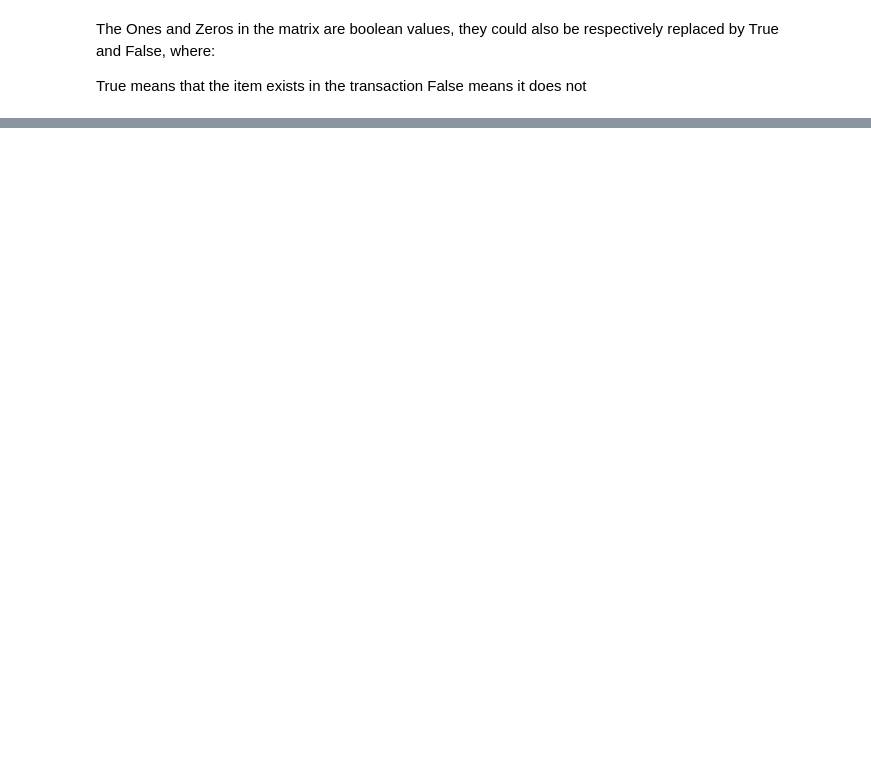
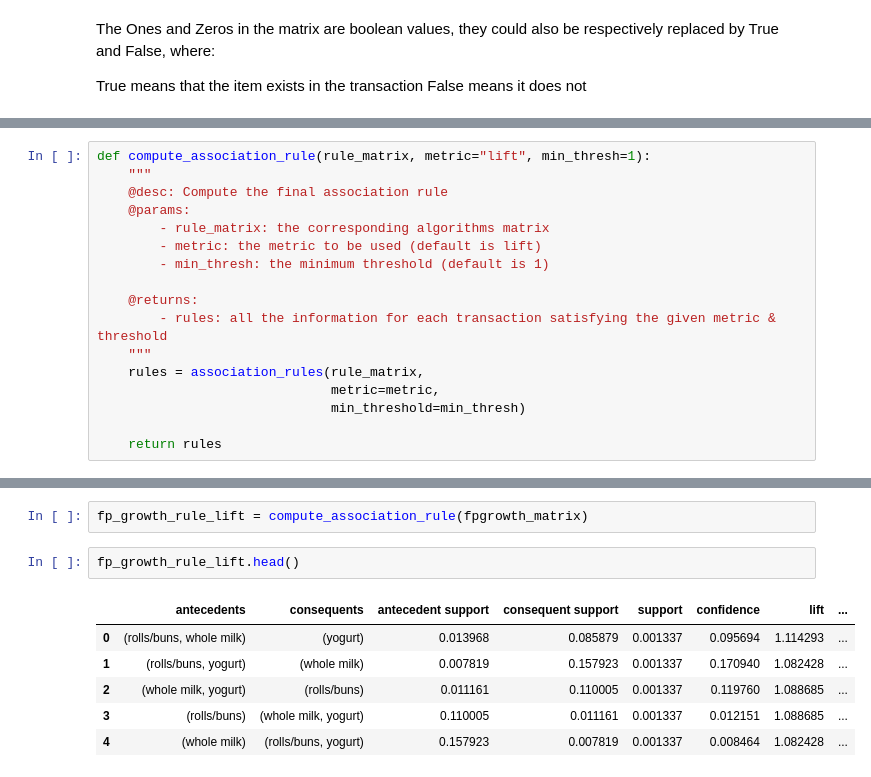
Before and after one commit to Chaitra-B-V/Frequent-Pattern-Mining-Algorithms, a Jupyter notebook: fpgrowth.ipynb, the cells around one changed output, grey strips where cells are left out. Saved outputs shown, nothing was run; the diff lists cells and outputs as text; blank space fills up the shorter version.

```diff
--- a/fpgrowth.ipynb
+++ b/fpgrowth.ipynb
@@ -80,0 +136,17 @@ trans_encoder_matrix = pd.DataFrame(trans_encoder_matrix, columns=trans_encoder.
+# %%
+def compute_association_rule(rule_matrix, metric="lift", min_thresh=1):
+    """
+    @desc: Compute the final association rule
+    @params:
+        - rule_matrix: the corresponding algorithms matrix
+        - metric: the metric to be used (default is lift)
+        - min_thresh: the minimum threshold (default is 1)
+
+    @returns:
+        - rules: all the information for each transaction satisfying the given metric & threshold
+    """
+    rules = association_rules(rule_matrix,
+                              metric=metric,
+                              min_threshold=min_thresh)
+
+    return rules
@@ -90,0 +194,11 @@ trans_encoder_matrix.head()
+# %%
+fp_growth_rule_lift = compute_association_rule(fpgrowth_matrix)
+# %%
+fp_growth_rule_lift.head()
+# %% [output]
+|  | antecedents | consequents | antecedent support | consequent support | support | confidence | lift | ... |
+| 0 | (rolls/buns, whole milk) | (yogurt) | 0.013968 | 0.085879 | 0.001337 | 0.095694 | 1.114293 | ... |
+| 1 | (rolls/buns, yogurt) | (whole milk) | 0.007819 | 0.157923 | 0.001337 | 0.170940 | 1.082428 | ... |
+| 2 | (whole milk, yogurt) | (rolls/buns) | 0.011161 | 0.110005 | 0.001337 | 0.119760 | 1.088685 | ... |
+| 3 | (rolls/buns) | (whole milk, yogurt) | 0.110005 | 0.011161 | 0.001337 | 0.012151 | 1.088685 | ... |
+| 4 | (whole milk) | (rolls/buns, yogurt) | 0.157923 | 0.007819 | 0.001337 | 0.008464 | 1.082428 | ... |
```
Also changed, not shown: parts of 11 cells of this notebook.
